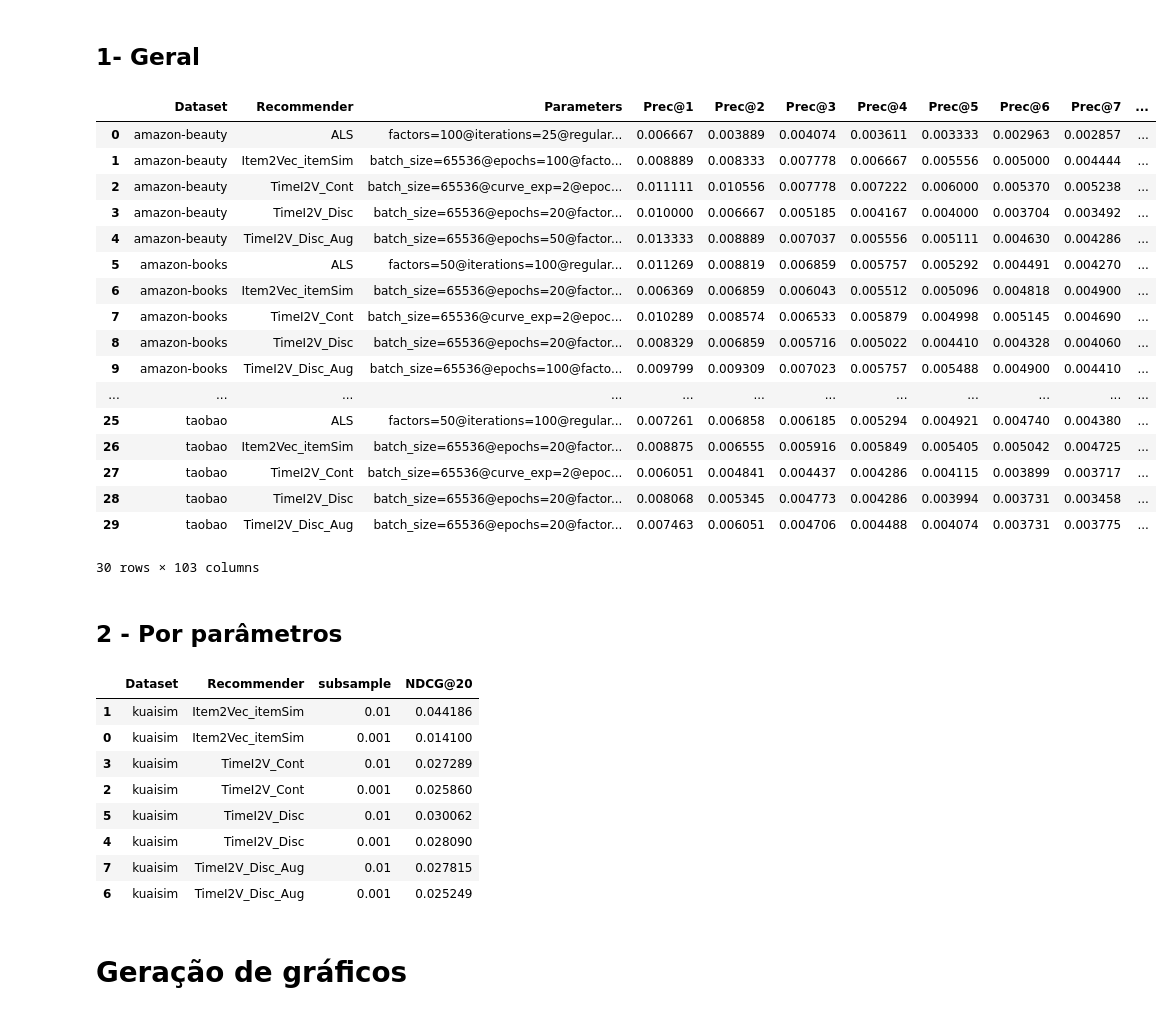
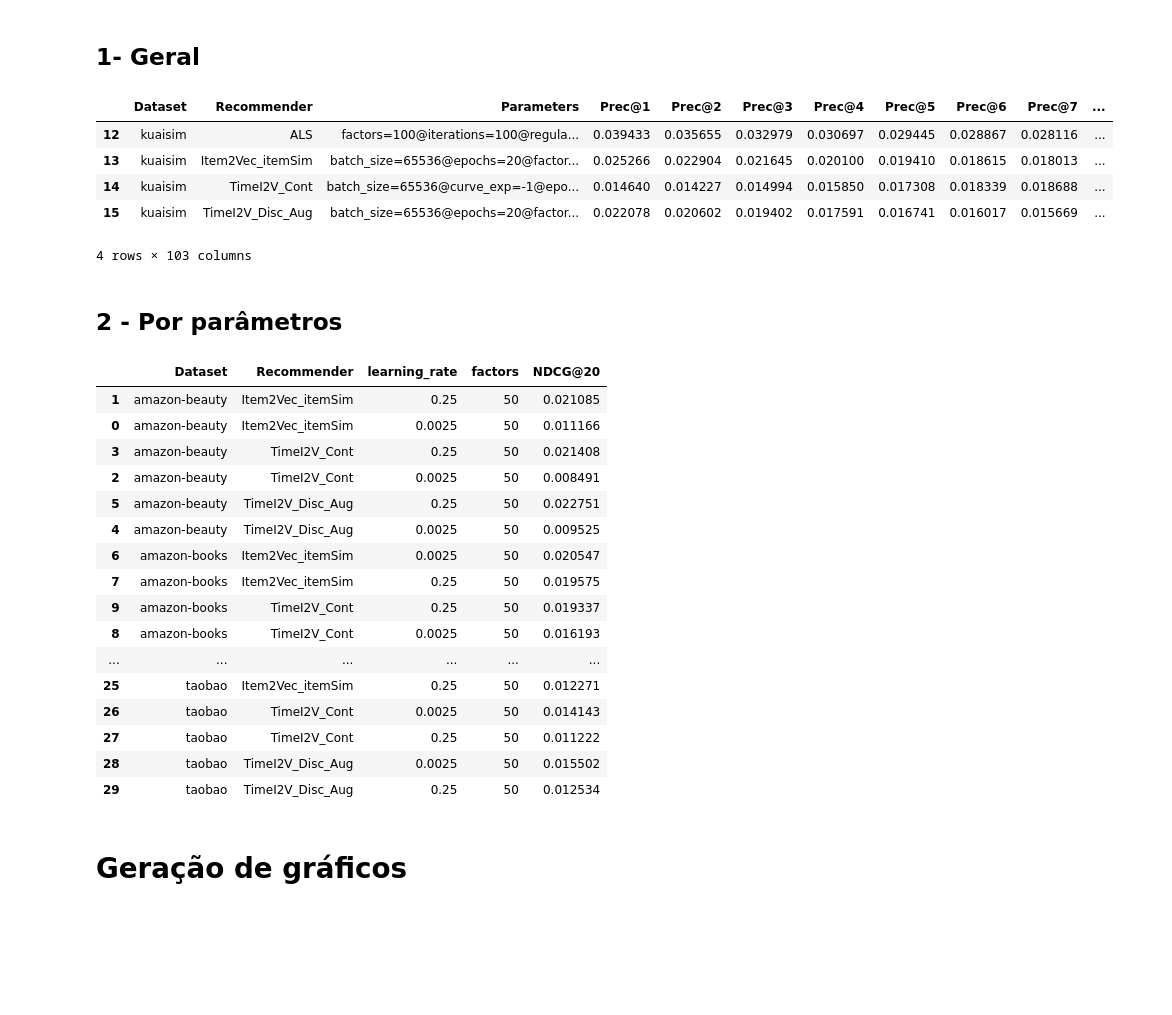
Before and after one commit to UFSCar-LaSID/tai2vec, a Jupyter notebook: Graficos_Bracis.ipynb, the cells around one changed output. Drawn from its saved outputs; the diff is of its cells as text; code cells hidden in the pictures; blank space fills up the shorter version.

```diff
--- a/Graficos_Bracis.ipynb
+++ b/Graficos_Bracis.ipynb
@@ -67,29 +67,17 @@ else:
 # %% [markdown]
 ## 1- Geral
 # %%
-pd.options.display.max_colwidth = 200
+pd.options.display.max_colwidth = 500
 df_display = saida[saida.Recommender != "ALS"][["Dataset", "Recommender", "Parameters", "NDCG@20"]]
 df_display = df_display[saida.Recommender != "BPR"]
-display(saida)
+display(saida[saida['Dataset'] == 'kuaisim'])
 # %% [output]
 |  | Dataset | Recommender | Parameters | Prec@1 | Prec@2 | Prec@3 | Prec@4 | Prec@5 | Prec@6 | Prec@7 | ... |
-| 0 | amazon-beauty | ALS | factors=100@iterations=25@regular... | 0.006667 | 0.003889 | 0.004074 | 0.003611 | 0.003333 | 0.002963 | 0.002857 | ... |
-| 1 | amazon-beauty | Item2Vec_itemSim | batch_size=65536@epochs=100@facto... | 0.008889 | 0.008333 | 0.007778 | 0.006667 | 0.005556 | 0.005000 | 0.004444 | ... |
-| 2 | amazon-beauty | TimeI2V_Cont | batch_size=65536@curve_exp=2@epoc... | 0.011111 | 0.010556 | 0.007778 | 0.007222 | 0.006000 | 0.005370 | 0.005238 | ... |
-| 3 | amazon-beauty | TimeI2V_Disc | batch_size=65536@epochs=20@factor... | 0.010000 | 0.006667 | 0.005185 | 0.004167 | 0.004000 | 0.003704 | 0.003492 | ... |
-| 4 | amazon-beauty | TimeI2V_Disc_Aug | batch_size=65536@epochs=50@factor... | 0.013333 | 0.008889 | 0.007037 | 0.005556 | 0.005111 | 0.004630 | 0.004286 | ... |
-| 5 | amazon-books | ALS | factors=50@iterations=100@regular... | 0.011269 | 0.008819 | 0.006859 | 0.005757 | 0.005292 | 0.004491 | 0.004270 | ... |
-| 6 | amazon-books | Item2Vec_itemSim | batch_size=65536@epochs=20@factor... | 0.006369 | 0.006859 | 0.006043 | 0.005512 | 0.005096 | 0.004818 | 0.004900 | ... |
-| 7 | amazon-books | TimeI2V_Cont | batch_size=65536@curve_exp=2@epoc... | 0.010289 | 0.008574 | 0.006533 | 0.005879 | 0.004998 | 0.005145 | 0.004690 | ... |
-| 8 | amazon-books | TimeI2V_Disc | batch_size=65536@epochs=20@factor... | 0.008329 | 0.006859 | 0.005716 | 0.005022 | 0.004410 | 0.004328 | 0.004060 | ... |
-| 9 | amazon-books | TimeI2V_Disc_Aug | batch_size=65536@epochs=100@facto... | 0.009799 | 0.009309 | 0.007023 | 0.005757 | 0.005488 | 0.004900 | 0.004410 | ... |
-| ... | ... | ... | ... | ... | ... | ... | ... | ... | ... | ... | ... |
-| 25 | taobao | ALS | factors=50@iterations=100@regular... | 0.007261 | 0.006858 | 0.006185 | 0.005294 | 0.004921 | 0.004740 | 0.004380 | ... |
-| 26 | taobao | Item2Vec_itemSim | batch_size=65536@epochs=20@factor... | 0.008875 | 0.006555 | 0.005916 | 0.005849 | 0.005405 | 0.005042 | 0.004725 | ... |
-| 27 | taobao | TimeI2V_Cont | batch_size=65536@curve_exp=2@epoc... | 0.006051 | 0.004841 | 0.004437 | 0.004286 | 0.004115 | 0.003899 | 0.003717 | ... |
-| 28 | taobao | TimeI2V_Disc | batch_size=65536@epochs=20@factor... | 0.008068 | 0.005345 | 0.004773 | 0.004286 | 0.003994 | 0.003731 | 0.003458 | ... |
-| 29 | taobao | TimeI2V_Disc_Aug | batch_size=65536@epochs=20@factor... | 0.007463 | 0.006051 | 0.004706 | 0.004488 | 0.004074 | 0.003731 | 0.003775 | ... |
+| 12 | kuaisim | ALS | factors=100@iterations=100@regula... | 0.039433 | 0.035655 | 0.032979 | 0.030697 | 0.029445 | 0.028867 | 0.028116 | ... |
+| 13 | kuaisim | Item2Vec_itemSim | batch_size=65536@epochs=20@factor... | 0.025266 | 0.022904 | 0.021645 | 0.020100 | 0.019410 | 0.018615 | 0.018013 | ... |
+| 14 | kuaisim | TimeI2V_Cont | batch_size=65536@curve_exp=-1@epo... | 0.014640 | 0.014227 | 0.014994 | 0.015850 | 0.017308 | 0.018339 | 0.018688 | ... |
+| 15 | kuaisim | TimeI2V_Disc_Aug | batch_size=65536@epochs=20@factor... | 0.022078 | 0.020602 | 0.019402 | 0.017591 | 0.016741 | 0.016017 | 0.015669 | ... |
-30 rows × 103 columns
+4 rows × 103 columns
 # %% [markdown]
 ## 2 - Por parâmetros
 # %%
@@ -119,17 +107,25 @@ def metrics_per_parameter(df, df_name, parameters):
 
     return best_values
 
-metrics_per_parameter(metrics_df, 'kuaisim', ['learning_rate'])
+metrics_per_parameter(metrics_df, 'all', ['recomender_norm'])
 # %% [output]
-|  | Dataset | Recommender | subsample | NDCG@20 |
-| 1 | kuaisim | Item2Vec_itemSim | 0.01 | 0.044186 |
-| 0 | kuaisim | Item2Vec_itemSim | 0.001 | 0.014100 |
-| 3 | kuaisim | TimeI2V_Cont | 0.01 | 0.027289 |
-| 2 | kuaisim | TimeI2V_Cont | 0.001 | 0.025860 |
-| 5 | kuaisim | TimeI2V_Disc | 0.01 | 0.030062 |
-| 4 | kuaisim | TimeI2V_Disc | 0.001 | 0.028090 |
-| 7 | kuaisim | TimeI2V_Disc_Aug | 0.01 | 0.027815 |
-| 6 | kuaisim | TimeI2V_Disc_Aug | 0.001 | 0.025249 |
+|  | Dataset | Recommender | learning_rate | factors | NDCG@20 |
+| 1 | amazon-beauty | Item2Vec_itemSim | 0.25 | 50 | 0.021085 |
+| 0 | amazon-beauty | Item2Vec_itemSim | 0.0025 | 50 | 0.011166 |
+| 3 | amazon-beauty | TimeI2V_Cont | 0.25 | 50 | 0.021408 |
+| 2 | amazon-beauty | TimeI2V_Cont | 0.0025 | 50 | 0.008491 |
+| 5 | amazon-beauty | TimeI2V_Disc_Aug | 0.25 | 50 | 0.022751 |
+| 4 | amazon-beauty | TimeI2V_Disc_Aug | 0.0025 | 50 | 0.009525 |
+| 6 | amazon-books | Item2Vec_itemSim | 0.0025 | 50 | 0.020547 |
+| 7 | amazon-books | Item2Vec_itemSim | 0.25 | 50 | 0.019575 |
+| 9 | amazon-books | TimeI2V_Cont | 0.25 | 50 | 0.019337 |
+| 8 | amazon-books | TimeI2V_Cont | 0.0025 | 50 | 0.016193 |
+| ... | ... | ... | ... | ... | ... |
+| 25 | taobao | Item2Vec_itemSim | 0.25 | 50 | 0.012271 |
+| 26 | taobao | TimeI2V_Cont | 0.0025 | 50 | 0.014143 |
+| 27 | taobao | TimeI2V_Cont | 0.25 | 50 | 0.011222 |
+| 28 | taobao | TimeI2V_Disc_Aug | 0.0025 | 50 | 0.015502 |
+| 29 | taobao | TimeI2V_Disc_Aug | 0.25 | 50 | 0.012534 |
 # %% [markdown]
 # Geração de gráficos
 # %%
```
Also changed, not shown: parts of 3 cells of this notebook, 7 other files.
